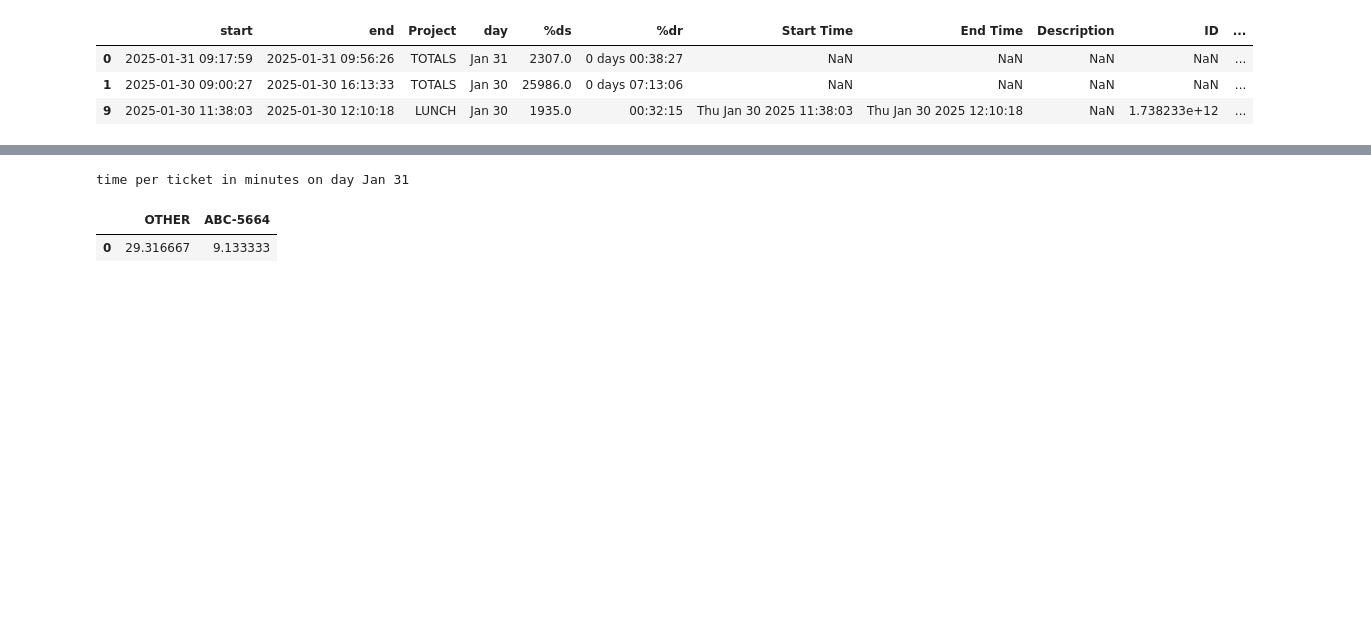
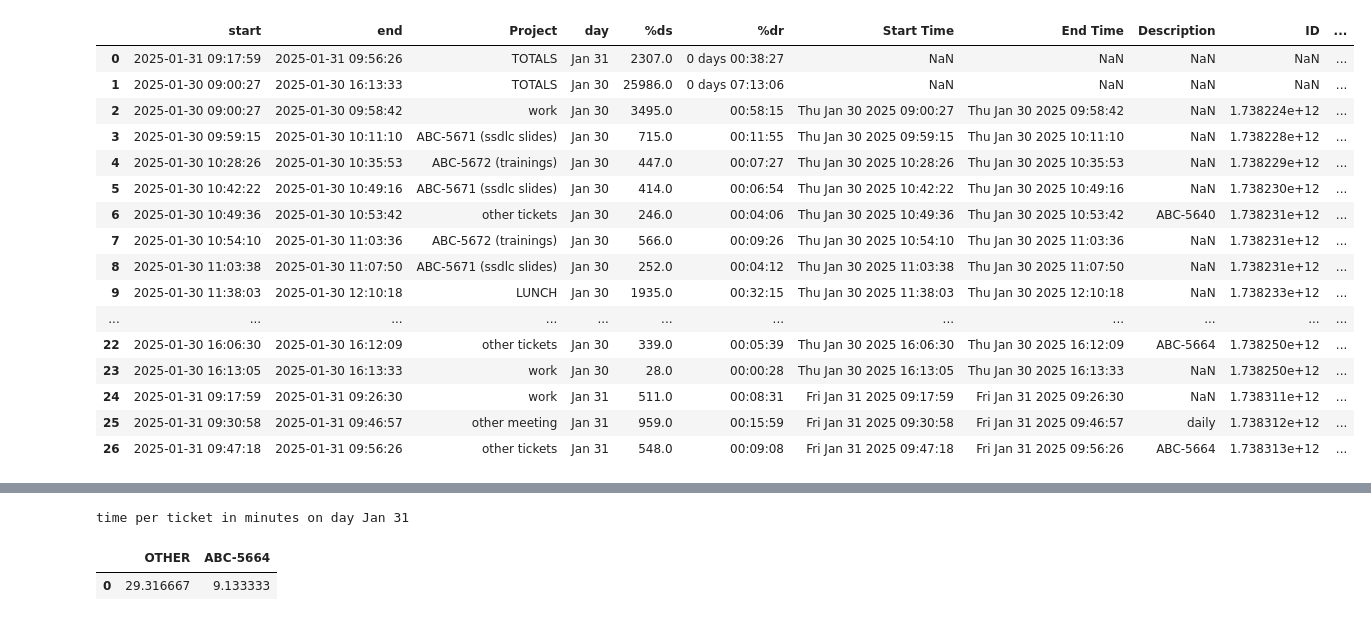
Before and after one commit to elastic-pangolin/time-tracker-notebook, a Jupyter notebook: Untitled.ipynb, the cells around one changed output, grey strips where cells are left out. Saved outputs shown, nothing was run; the diff lists cells and outputs as text; code cells hidden in the pictures; blank space fills up the shorter version.

```diff
--- a/Untitled.ipynb
+++ b/Untitled.ipynb
@@ -14,25 +14,25 @@ else:
 raw_df = prep_data(raw_df)
 
 #display(raw_df)
+
+complete_df = add_daily_totals(raw_df)
+workhours_df = complete_df[ (complete_df[field_name_project] == "TOTALS") |
+    (complete_df[field_name_project] == "LUNCH") ]
+workhours_df.to_csv('workhours.csv') # export before filter
+# define a color scheme
+projects = list(complete_df[field_name_project].unique())
+projects.append('untracked')
+if not 'LUNCH' in projects:
+    projects.append('LUNCH')
+colors = plt.cm.viridis(np.linspace(0, 1, len(projects)))
+colors[projects.index('LUNCH')] = np.array( matcolors.to_rgb('lightgrey')+(1,) ) # switch lunch/total colors out for grey
+#colors[projects.index('TOTALS')] = np.array( matcolors.to_rgb('lightgrey')+(1,) ) # switch lunch/total colors out for grey
+colors[projects.index('untracked')] = np.array( matcolors.to_rgb('white')+(1,) ) # untracked time is white
 # %%
 before = ""
-after = "2025-Jan-01"
-
-df = add_daily_totals(time_mask(raw_df, BEFORE=before, AFTER=after))
-
-# define a color scheme
-projects = list(df[field_name_project].unique())
-projects.append('untracked')
-if not 'LUNCH' in projects:
-    projects.append('LUNCH')
-colors = plt.cm.viridis(np.linspace(0, 1, len(projects)))
-colors[projects.index('LUNCH')] = np.array( matcolors.to_rgb('lightgrey')+(1,) ) # switch lunch/total colors out for grey
-colors[projects.index('TOTALS')] = np.array( matcolors.to_rgb('lightgrey')+(1,) ) # switch lunch/total colors out for grey
-colors[projects.index('untracked')] = np.array( matcolors.to_rgb('white')+(1,) ) # untracked time is white
-
-workhours_df = df[ (df[field_name_project] == "TOTALS") | (df[field_name_project] == "LUNCH") ]
-workhours_df.to_csv('workhours.csv')
-
+after = "2025-Jan-30"
+# ------------------------
+df = time_mask(complete_df, BEFORE=before, AFTER=after)
 #print(eval_days)
-workhours_df
+df
 # %% [output]
@@ -40,4 +40,17 @@ Filtered only days after (incl.) 2025-01-01 00:00:00
 |  | start | end | Project | day | %ds | %dr | Start Time | End Time | Description | ID | ... |
 | 0 | 2025-01-31 09:17:59 | 2025-01-31 09:56:26 | TOTALS | Jan 31 | 2307.0 | 0 days 00:38:27 | NaN | NaN | NaN | NaN | ... |
 | 1 | 2025-01-30 09:00:27 | 2025-01-30 16:13:33 | TOTALS | Jan 30 | 25986.0 | 0 days 07:13:06 | NaN | NaN | NaN | NaN | ... |
+| 2 | 2025-01-30 09:00:27 | 2025-01-30 09:58:42 | work | Jan 30 | 3495.0 | 00:58:15 | Thu Jan 30 2025 09:00:27 | Thu Jan 30 2025 09:58:42 | NaN | 1.738224e+12 | ... |
+| 3 | 2025-01-30 09:59:15 | 2025-01-30 10:11:10 | ABC-5671 (ssdlc slides) | Jan 30 | 715.0 | 00:11:55 | Thu Jan 30 2025 09:59:15 | Thu Jan 30 2025 10:11:10 | NaN | 1.738228e+12 | ... |
+| 4 | 2025-01-30 10:28:26 | 2025-01-30 10:35:53 | ABC-5672 (trainings) | Jan 30 | 447.0 | 00:07:27 | Thu Jan 30 2025 10:28:26 | Thu Jan 30 2025 10:35:53 | NaN | 1.738229e+12 | ... |
+| 5 | 2025-01-30 10:42:22 | 2025-01-30 10:49:16 | ABC-5671 (ssdlc slides) | Jan 30 | 414.0 | 00:06:54 | Thu Jan 30 2025 10:42:22 | Thu Jan 30 2025 10:49:16 | NaN | 1.738230e+12 | ... |
+| 6 | 2025-01-30 10:49:36 | 2025-01-30 10:53:42 | other tickets | Jan 30 | 246.0 | 00:04:06 | Thu Jan 30 2025 10:49:36 | Thu Jan 30 2025 10:53:42 | ABC-5640 | 1.738231e+12 | ... |
+| 7 | 2025-01-30 10:54:10 | 2025-01-30 11:03:36 | ABC-5672 (trainings) | Jan 30 | 566.0 | 00:09:26 | Thu Jan 30 2025 10:54:10 | Thu Jan 30 2025 11:03:36 | NaN | 1.738231e+12 | ... |
+| 8 | 2025-01-30 11:03:38 | 2025-01-30 11:07:50 | ABC-5671 (ssdlc slides) | Jan 30 | 252.0 | 00:04:12 | Thu Jan 30 2025 11:03:38 | Thu Jan 30 2025 11:07:50 | NaN | 1.738231e+12 | ... |
 | 9 | 2025-01-30 11:38:03 | 2025-01-30 12:10:18 | LUNCH | Jan 30 | 1935.0 | 00:32:15 | Thu Jan 30 2025 11:38:03 | Thu Jan 30 2025 12:10:18 | NaN | 1.738233e+12 | ... |
+| ... | ... | ... | ... | ... | ... | ... | ... | ... | ... | ... | ... |
+| 22 | 2025-01-30 16:06:30 | 2025-01-30 16:12:09 | other tickets | Jan 30 | 339.0 | 00:05:39 | Thu Jan 30 2025 16:06:30 | Thu Jan 30 2025 16:12:09 | ABC-5664 | 1.738250e+12 | ... |
+| 23 | 2025-01-30 16:13:05 | 2025-01-30 16:13:33 | work | Jan 30 | 28.0 | 00:00:28 | Thu Jan 30 2025 16:13:05 | Thu Jan 30 2025 16:13:33 | NaN | 1.738250e+12 | ... |
+| 24 | 2025-01-31 09:17:59 | 2025-01-31 09:26:30 | work | Jan 31 | 511.0 | 00:08:31 | Fri Jan 31 2025 09:17:59 | Fri Jan 31 2025 09:26:30 | NaN | 1.738311e+12 | ... |
+| 25 | 2025-01-31 09:30:58 | 2025-01-31 09:46:57 | other meeting | Jan 31 | 959.0 | 00:15:59 | Fri Jan 31 2025 09:30:58 | Fri Jan 31 2025 09:46:57 | daily | 1.738312e+12 | ... |
+| 26 | 2025-01-31 09:47:18 | 2025-01-31 09:56:26 | other tickets | Jan 31 | 548.0 | 00:09:08 | Fri Jan 31 2025 09:47:18 | Fri Jan 31 2025 09:56:26 | ABC-5664 | 1.738313e+12 | ... |
```
Also changed, not shown: parts of 3 cells of this notebook, 2 other files.
